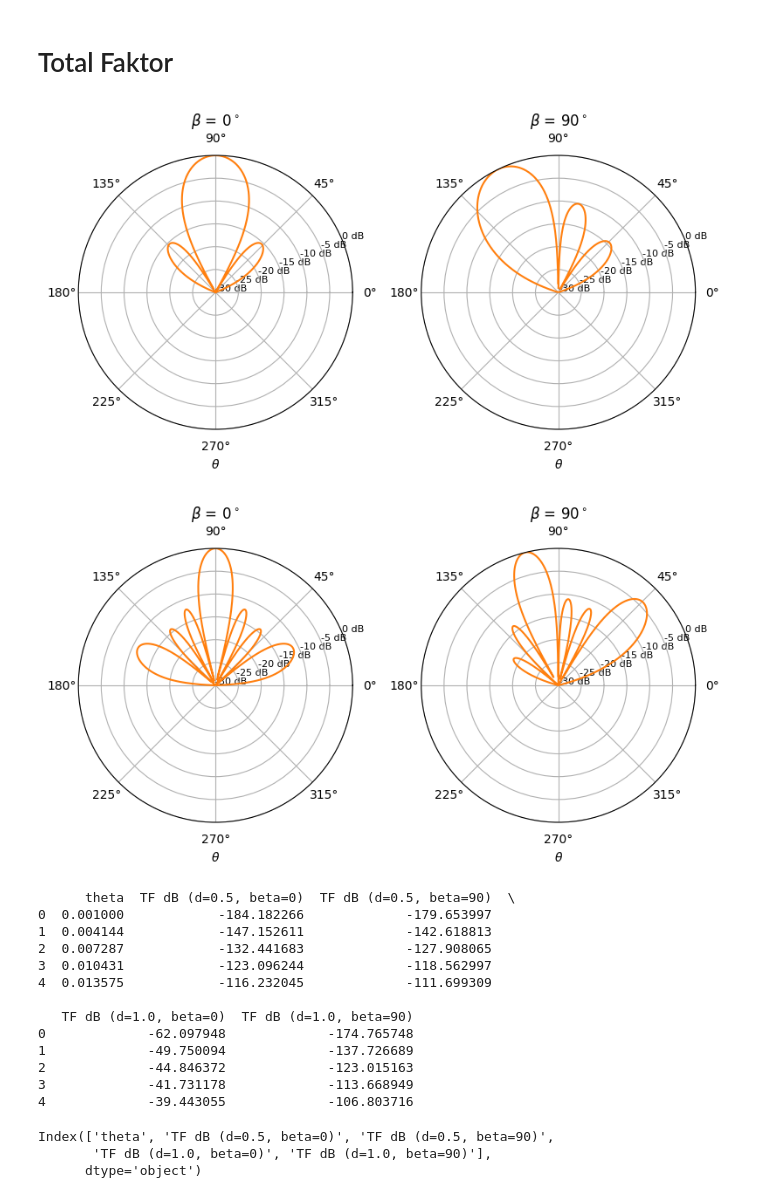
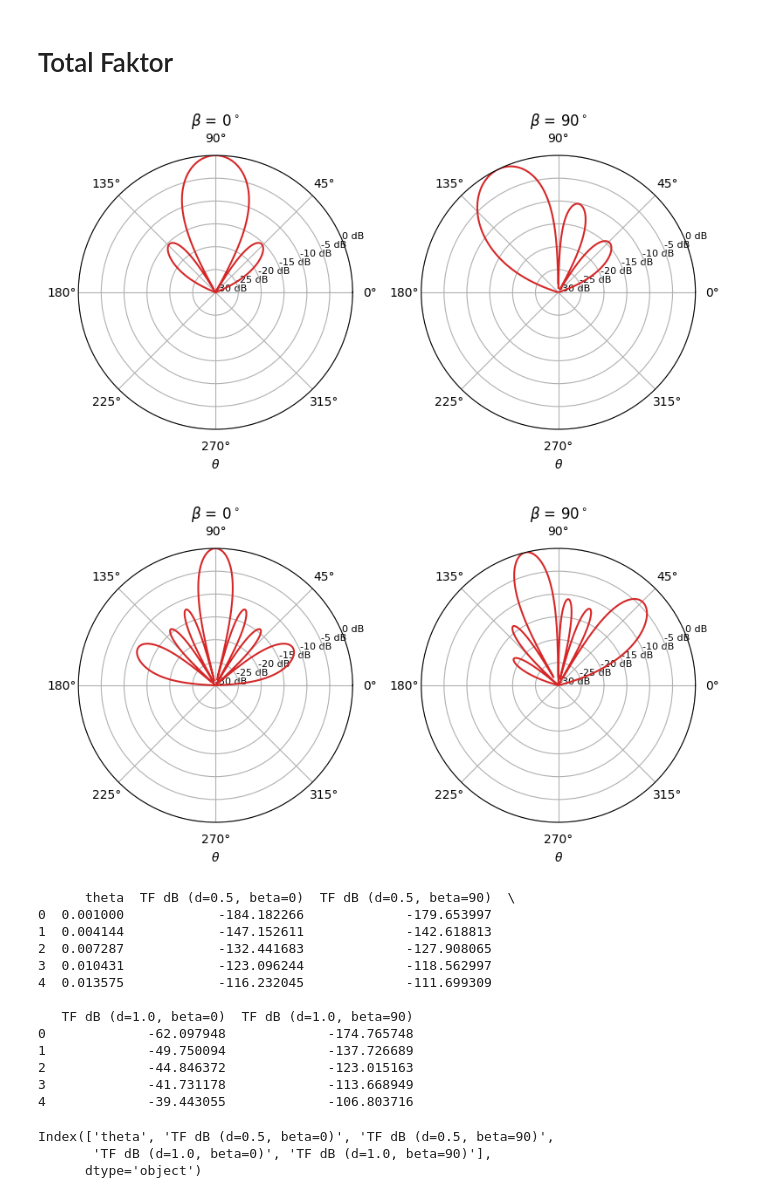
Before and after one commit to SkaugJr/TTT4215-Antenneteknikk, a Jupyter notebook: AntenneFaktor.ipynb, the cells around one changed output. Cells and saved outputs as stored; diff of their text form; code cells hidden in the pictures.

```diff
--- a/AntenneFaktor.ipynb
+++ b/AntenneFaktor.ipynb
@@ -114,36 +114,36 @@ for d in d_list:
 
         # Total stråling
         Total = EF * AF
         Total /= np.max(Total)
         Total_db = 20 * np.log10(Total + 1e-12)
 
         # Lagre dataene i listen
         TF_data['theta'] = theta
         TF_data[f'TF dB (d={d/lambda_:.1f}, beta={np.rad2deg(beta):.0f})'] = Total_db
 
         # Plot
         ax = axs[i]
-        ax.plot(theta, Total_db, color='tab:orange')
+        ax.plot(theta, Total_db, color='tab:red')
         ax.set_title(rf'$\beta$ = {np.rad2deg(beta):.0f}$^\circ$')
         ax.set_xlabel(r'$\theta$')
         ax.set_yticks(np.arange(-30, 1, 5))
         ax.set_yticklabels([f'{i} dB' for i in range(-30, 1, 5)],fontsize=8)
         ax.set_ylim(-30, 0)
         ax.grid(True)
 
     plt.tight_layout()
     plt.savefig(f'Figurer/TF_d{d/lambda_:.1f}.pdf', bbox_inches='tight', transparent=True)
     plt.show()
 
 df_TF = pd.DataFrame(TF_data)
 
 # Lagre DataFrame til en CSV-fil for senere bruk
 df_TF.to_csv('df_TF.csv', index=False)
 
 print(df_TF.head())  # Skriv ut de første radene i DataFrame for å sjekke innholdet
 # %% [output]
-[figure, old version]
+[figure, new version]
-[figure, old version]
+[figure, new version]
       theta  TF dB (d=0.5, beta=0)  TF dB (d=0.5, beta=90)  \
 0  0.001000            -184.182266             -179.653997
 1  0.004144            -147.152611             -142.618813
```
Also changed, not shown: 9 other files.
